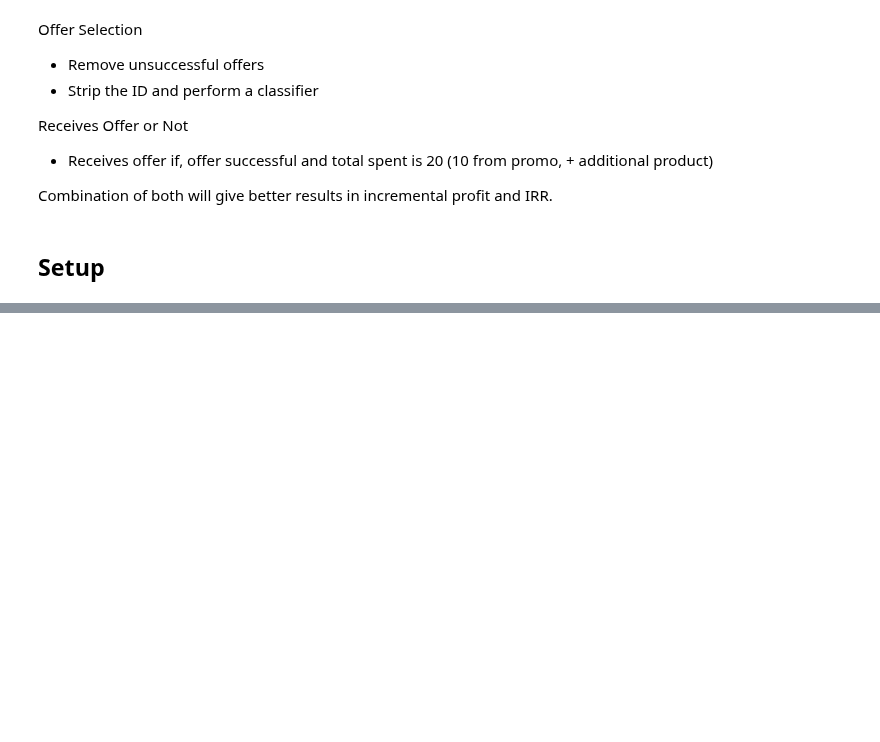
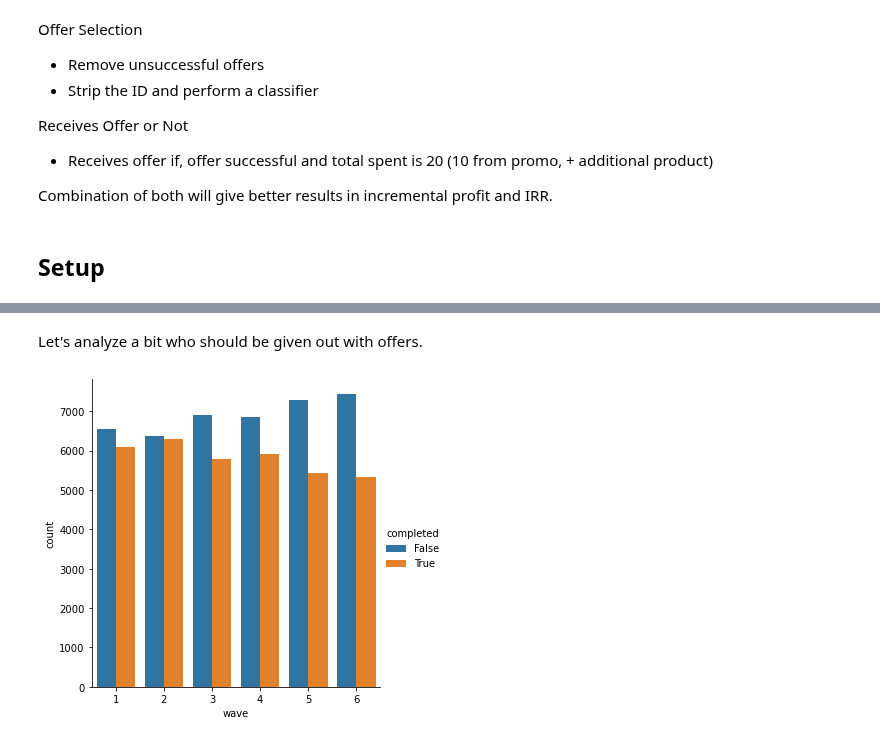
Before and after one commit to netxph/sb-capstone, a Jupyter notebook: notebooks/06 - Predictive and Modelling.ipynb, the cells around one changed output, grey strips where cells are left out. Cells and saved outputs as stored; diff of their text form; code cells hidden in the pictures; blank space fills up the shorter version.

```diff
--- a/notebooks/06 - Predictive and Modelling.ipynb
+++ b/notebooks/06 - Predictive and Modelling.ipynb
@@ -67,0 +87,6 @@ dtype: object
+# %% [markdown]
+Let's analyze a bit who should be given out with offers.
+# %%
+sns.catplot(data=transcript_group[transcript_group.received], kind="count", x="wave", hue="completed");
+# %% [output]
+[figure, added]
```
Also changed, not shown: parts of 24 cells of this notebook, 5 other files.
